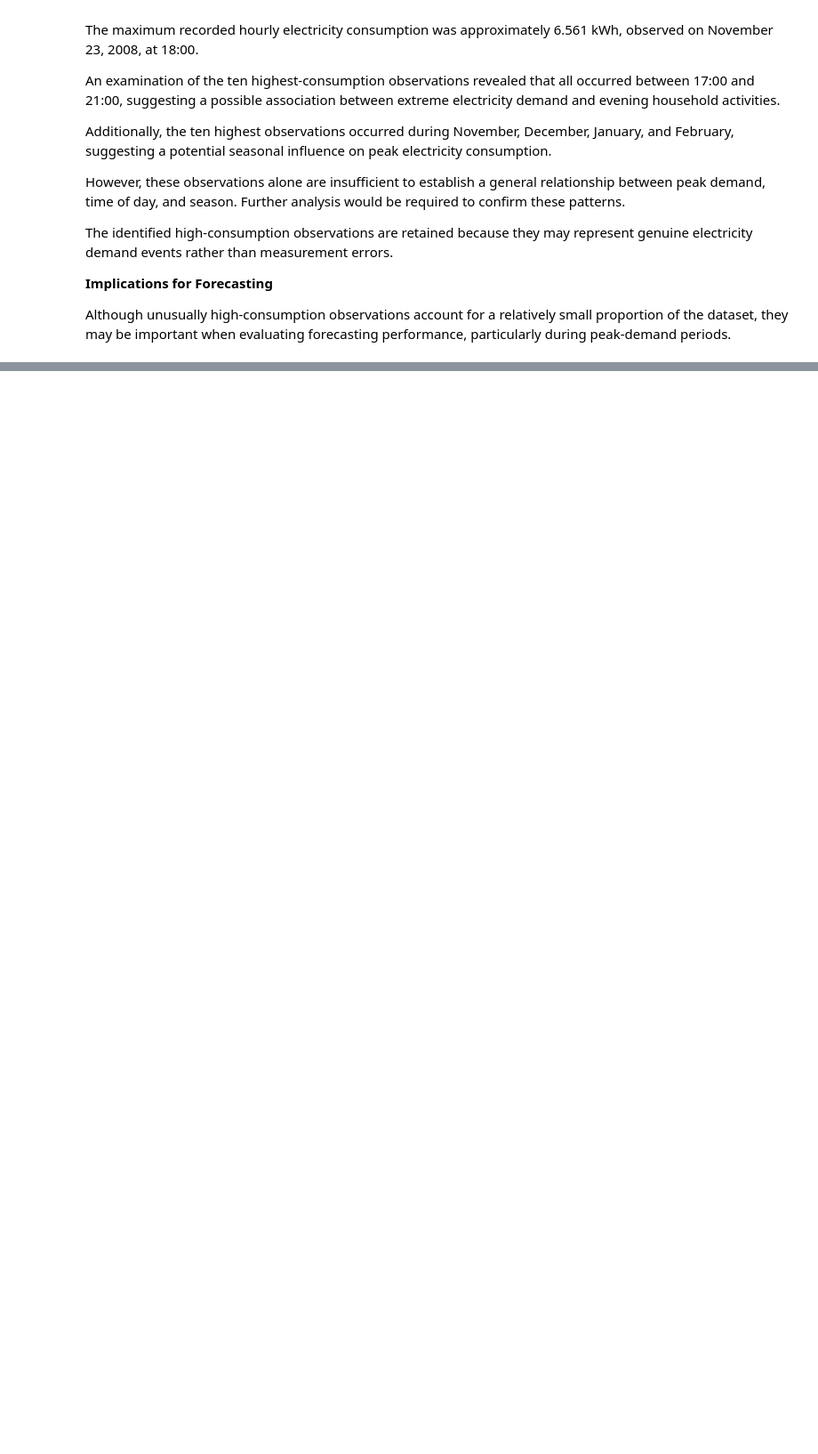
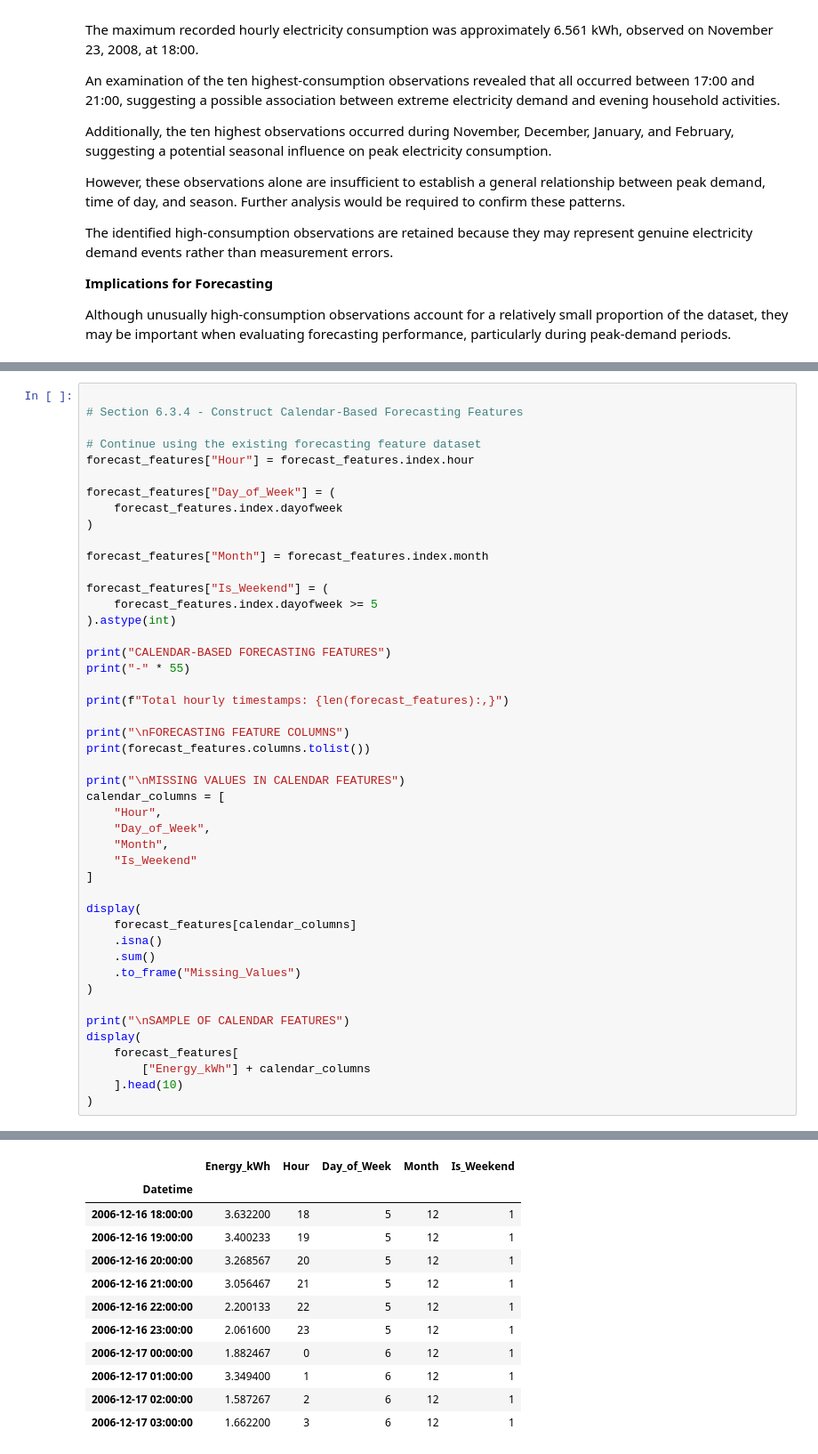
Before and after one commit to damisar/Household_Electricity_Consumption_Analysis_and_Forecasting, a Jupyter notebook: notebook/Household_Electricity_Consumption_Analysis_and_Forecasting.ipynb, the cells around one changed output, grey strips where cells are left out. Shown at 89% size. Cells and saved outputs as stored; diff of their text form; blank space fills up the shorter version.

```diff
--- a/notebook/Household_Electricity_Consumption_Analysis_and_Forecasting.ipynb
+++ b/notebook/Household_Electricity_Consumption_Analysis_and_Forecasting.ipynb
@@ -2828,0 +3432,47 @@ Although unusually high-consumption observations account for a relatively small
+# %%
+
+# Section 6.3.4 - Construct Calendar-Based Forecasting Features
+
+# Continue using the existing forecasting feature dataset
+forecast_features["Hour"] = forecast_features.index.hour
+
+forecast_features["Day_of_Week"] = (
+    forecast_features.index.dayofweek
+)
+
+forecast_features["Month"] = forecast_features.index.month
+
+forecast_features["Is_Weekend"] = (
+    forecast_features.index.dayofweek >= 5
+).astype(int)
+
+print("CALENDAR-BASED FORECASTING FEATURES")
+print("-" * 55)
+
+print(f"Total hourly timestamps: {len(forecast_features):,}")
+
+print("\nFORECASTING FEATURE COLUMNS")
+print(forecast_features.columns.tolist())
+
+print("\nMISSING VALUES IN CALENDAR FEATURES")
+calendar_columns = [
+    "Hour",
+    "Day_of_Week",
+    "Month",
+    "Is_Weekend"
+]
+
+display(
+    forecast_features[calendar_columns]
+    .isna()
+    .sum()
+    .to_frame("Missing_Values")
+)
+
+print("\nSAMPLE OF CALENDAR FEATURES")
+display(
+    forecast_features[
+        ["Energy_kWh"] + calendar_columns
+    ].head(10)
+)
+# %% [output]
@@ -2828,0 +3493,12 @@ Although unusually high-consumption observations account for a relatively small
+|  | Energy_kWh | Hour | Day_of_Week | Month | Is_Weekend |
+| Datetime |  |  |  |  |  |
+| 2006-12-16 18:00:00 | 3.632200 | 18 | 5 | 12 | 1 |
+| 2006-12-16 19:00:00 | 3.400233 | 19 | 5 | 12 | 1 |
+| 2006-12-16 20:00:00 | 3.268567 | 20 | 5 | 12 | 1 |
+| 2006-12-16 21:00:00 | 3.056467 | 21 | 5 | 12 | 1 |
+| 2006-12-16 22:00:00 | 2.200133 | 22 | 5 | 12 | 1 |
+| 2006-12-16 23:00:00 | 2.061600 | 23 | 5 | 12 | 1 |
+| 2006-12-17 00:00:00 | 1.882467 | 0 | 6 | 12 | 1 |
+| 2006-12-17 01:00:00 | 3.349400 | 1 | 6 | 12 | 1 |
+| 2006-12-17 02:00:00 | 1.587267 | 2 | 6 | 12 | 1 |
+| 2006-12-17 03:00:00 | 1.662200 | 3 | 6 | 12 | 1 |
```
Also changed, not shown: parts of 21 cells of this notebook.
